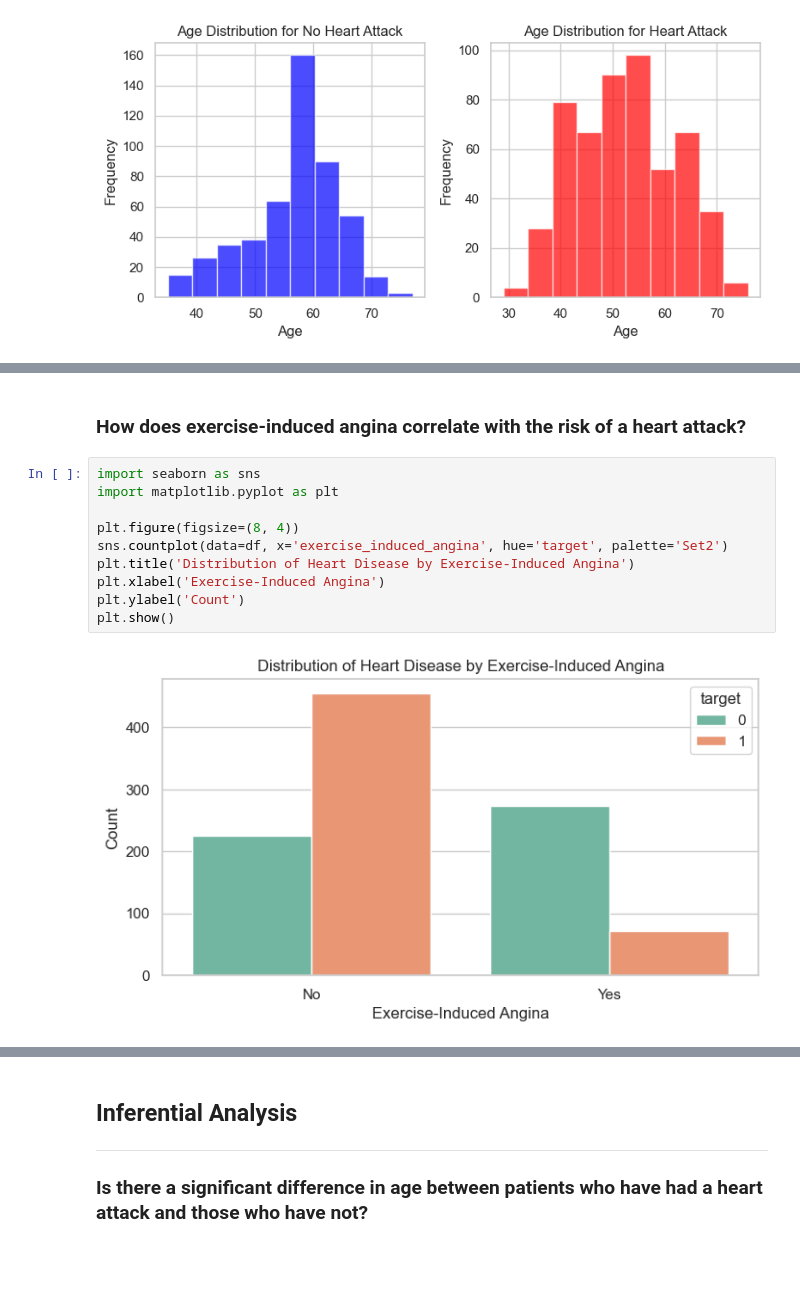
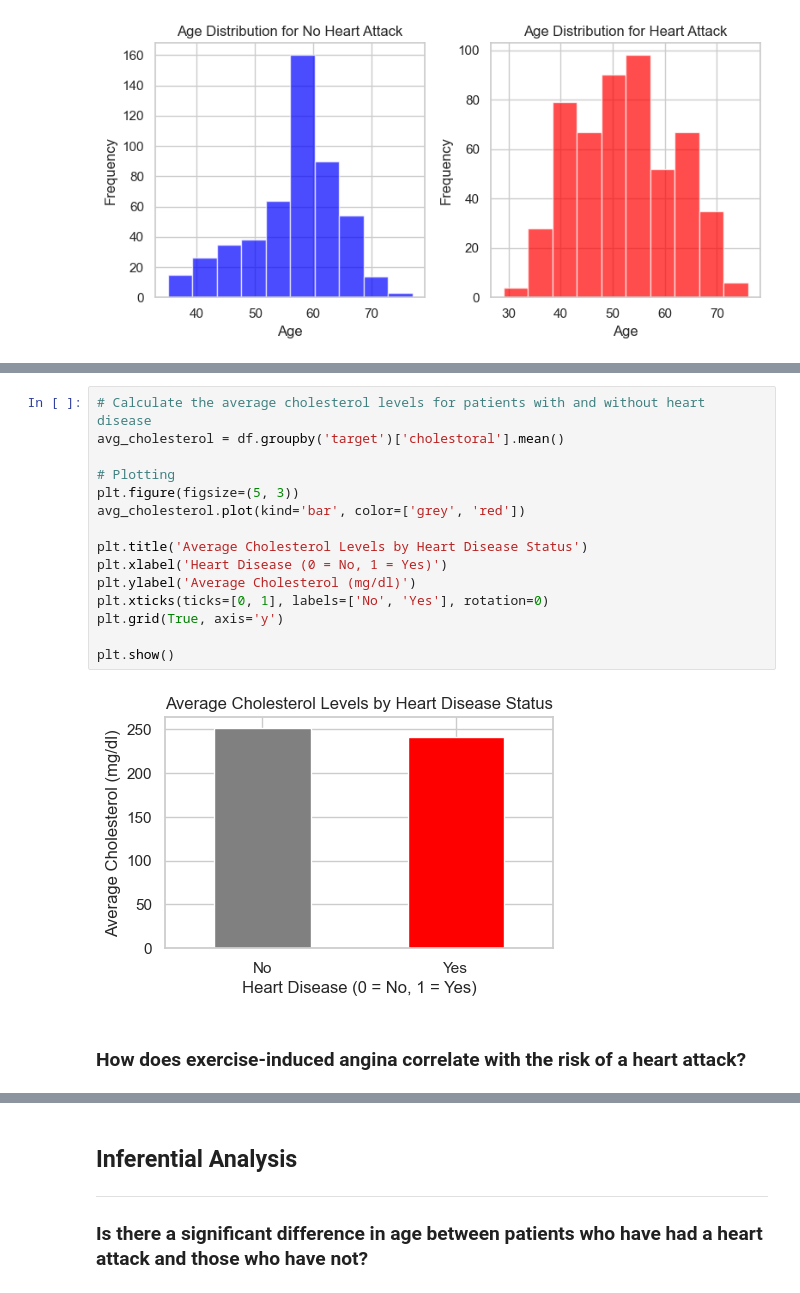
Before and after one commit to rashmic20/Phase2_Project, a Jupyter notebook: Project.ipynb, the cells around one changed output, grey strips where cells are left out. Cells and saved outputs as stored; diff of their text form; blank space fills up the shorter version.

```diff
--- a/Project.ipynb
+++ b/Project.ipynb
@@ -325,14 +334,19 @@ Gender: Men are at higher risk
+# %%
+# Calculate the average cholesterol levels for patients with and without heart disease
+avg_cholesterol = df.groupby('target')['cholestoral'].mean()
+
+# Plotting
+plt.figure(figsize=(5, 3))
+avg_cholesterol.plot(kind='bar', color=['grey', 'red'])
+
+plt.title('Average Cholesterol Levels by Heart Disease Status')
+plt.xlabel('Heart Disease (0 = No, 1 = Yes)')
+plt.ylabel('Average Cholesterol (mg/dl)')
+plt.xticks(ticks=[0, 1], labels=['No', 'Yes'], rotation=0)
+plt.grid(True, axis='y')
+
+plt.show()
+# %% [output]
+[figure, added]
 # %% [markdown]
 ### **How does exercise-induced angina correlate with the risk of a heart attack?**
-# %%
-import seaborn as sns
-import matplotlib.pyplot as plt
-
-plt.figure(figsize=(8, 4))
-sns.countplot(data=df, x='exercise_induced_angina', hue='target', palette='Set2')
-plt.title('Distribution of Heart Disease by Exercise-Induced Angina')
-plt.xlabel('Exercise-Induced Angina')
-plt.ylabel('Count')
-plt.show()
-# %% [output]
-[figure, removed]
```
Also changed, not shown: parts of 28 cells of this notebook.
